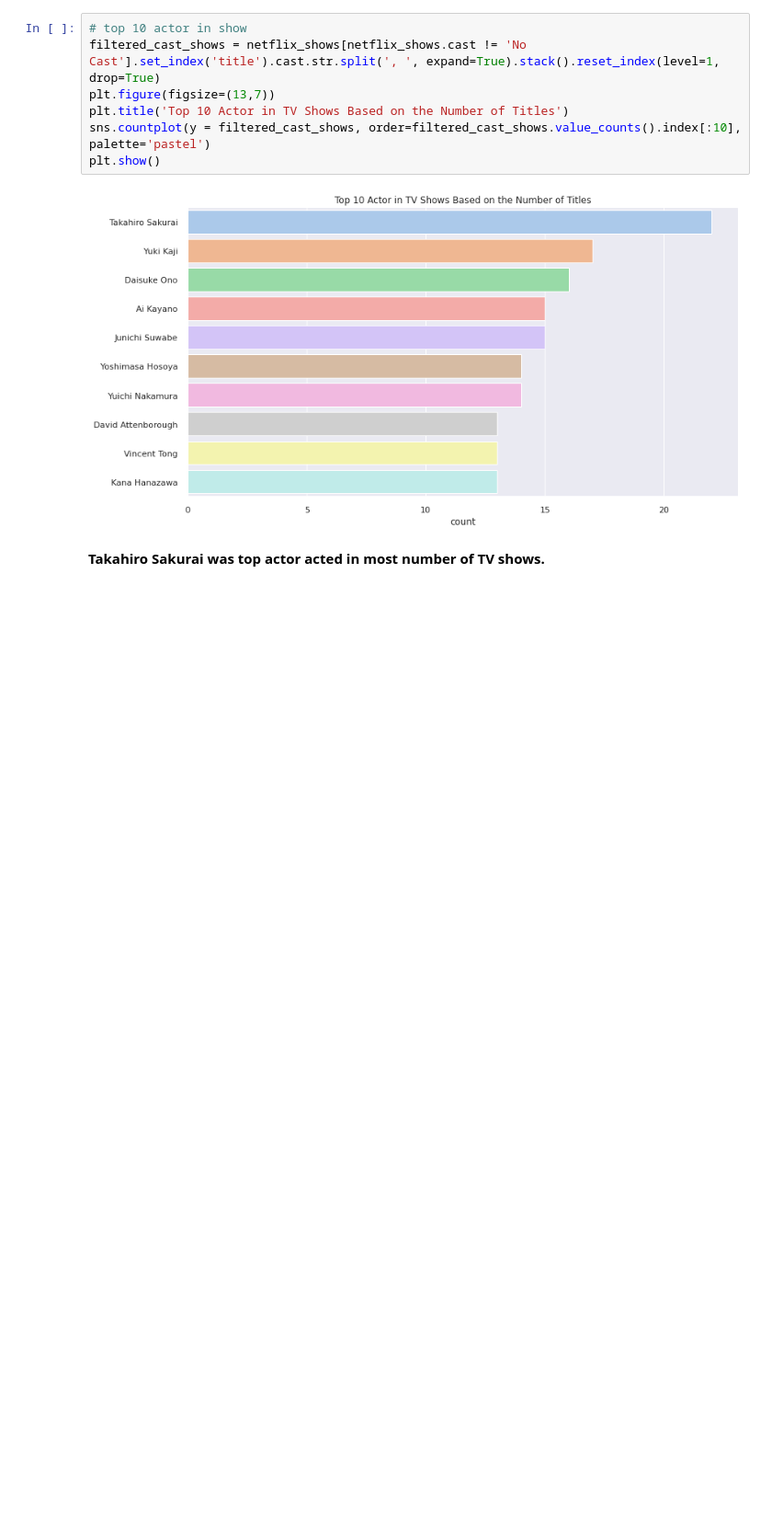
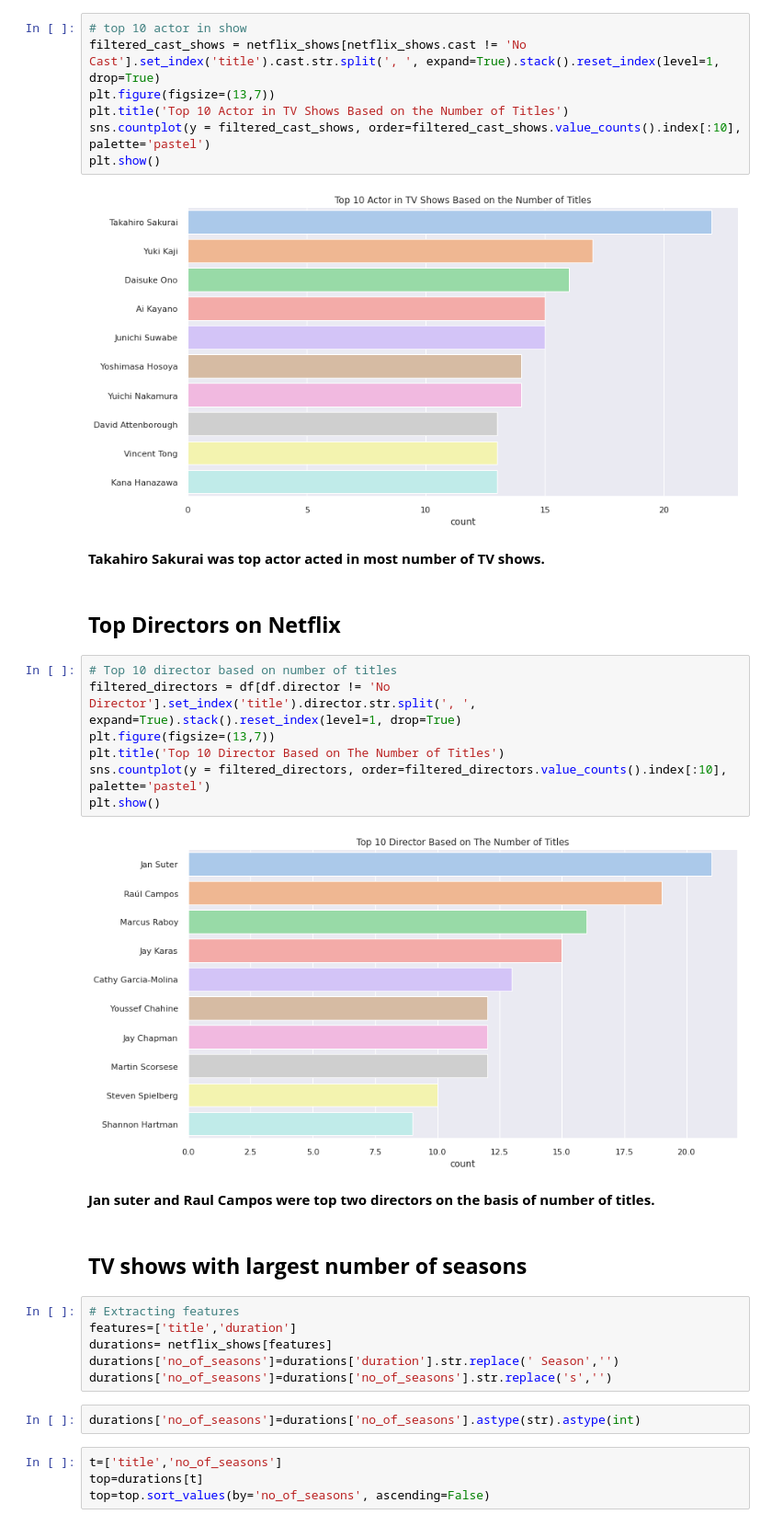
Before and after one commit to Bhushan271098/NETFLIX-MOVIES-AND-TV-SHOWS-CLUSTERING, a Jupyter notebook: Copy_of_NETFLIX_MOVIES_AND_TV_SHOWS_CLUSTERING.ipynb, the cells around one changed output. Shown: that part at 92% size. Drawn from its saved outputs; the diff is of its cells as text; blank space fills up the shorter version.

```diff
--- a/Copy_of_NETFLIX_MOVIES_AND_TV_SHOWS_CLUSTERING.ipynb
+++ b/Copy_of_NETFLIX_MOVIES_AND_TV_SHOWS_CLUSTERING.ipynb
@@ -560,3 +545,30 @@ plt.show()
 [figure]
 # %% [markdown]
 **Takahiro Sakurai was top actor acted in most number of TV shows.**
+# %% [markdown]
+## **Top Directors on Netflix**
+# %%
+# Top 10 director based on number of titles
+filtered_directors = df[df.director != 'No Director'].set_index('title').director.str.split(', ', expand=True).stack().reset_index(level=1, drop=True)
+plt.figure(figsize=(13,7))
+plt.title('Top 10 Director Based on The Number of Titles')
+sns.countplot(y = filtered_directors, order=filtered_directors.value_counts().index[:10], palette='pastel')
+plt.show()
+# %% [output]
+[figure, added]
+# %% [markdown]
+**Jan suter and Raul Campos were top two directors on the basis of number of titles.**
+# %% [markdown]
+## **TV shows with largest number of seasons**
+# %%
+# Extracting features
+features=['title','duration']
+durations= netflix_shows[features]
+durations['no_of_seasons']=durations['duration'].str.replace(' Season','')
+durations['no_of_seasons']=durations['no_of_seasons'].str.replace('s','')
+# %%
+durations['no_of_seasons']=durations['no_of_seasons'].astype(str).astype(int)
+# %%
+t=['title','no_of_seasons']
+top=durations[t]
+top=top.sort_values(by='no_of_seasons', ascending=False)
```
Also changed, not shown: parts of 18 cells of this notebook.
